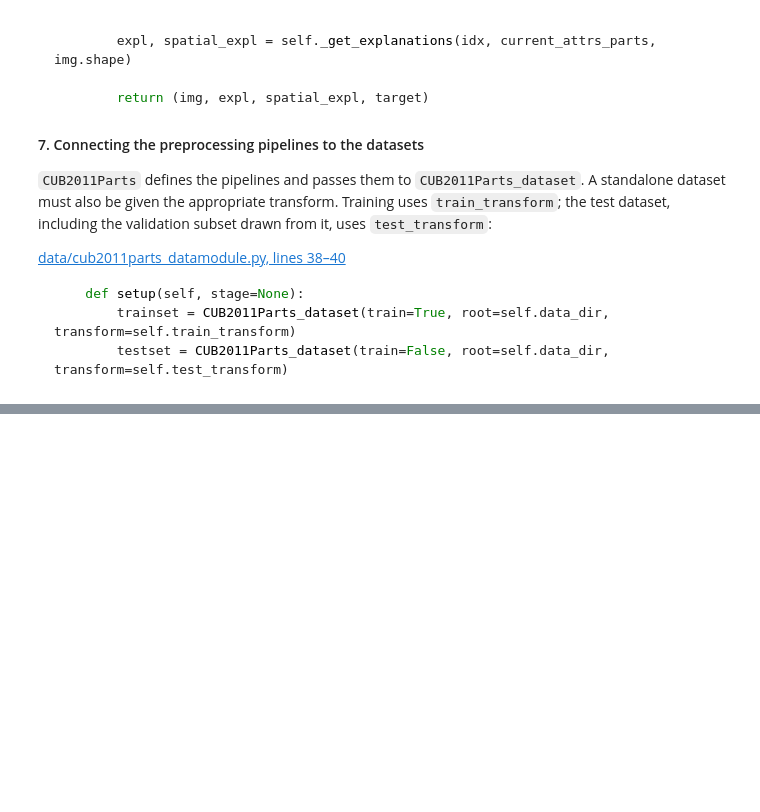
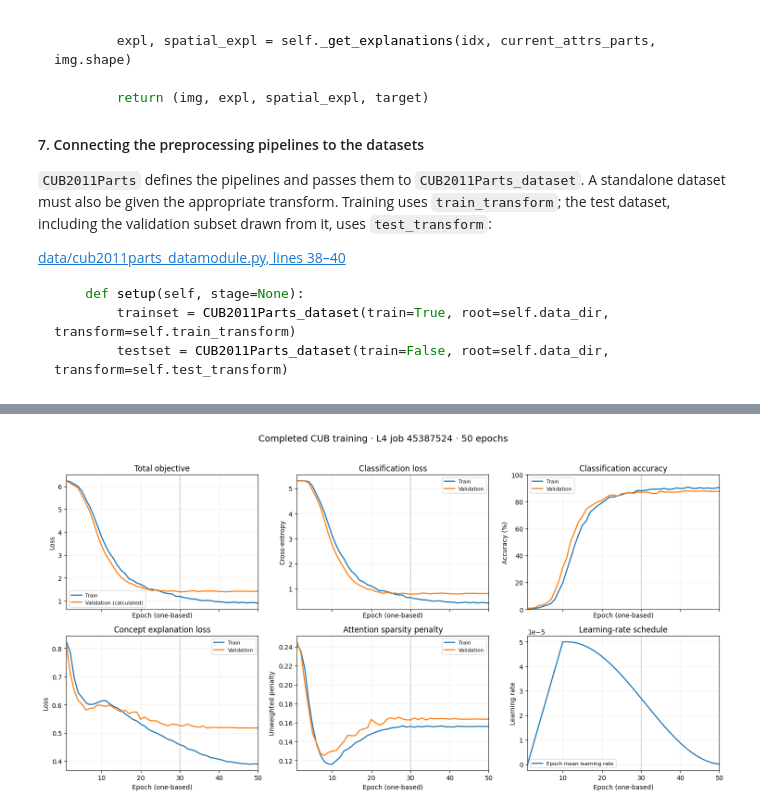
Before and after one commit to zhangm34/concept_transformer_explain, a Jupyter notebook: concept_transformer_walkthrough.ipynb, the cells around one changed output, grey strips where cells are left out. Cells and saved outputs as stored; diff of their text form; code cells hidden in the pictures; blank space fills up the shorter version.

```diff
--- a/concept_transformer_walkthrough.ipynb
+++ b/concept_transformer_walkthrough.ipynb
@@ -255,0 +306,20 @@ Environment checks passed. A CUB training run has not been verified yet.
+# %%
+from ctc.ctc import spatial_concepts_cost
+
+loss_issue_rows = []
+for batch_size in [1, 2]:
+    attention = torch.full((batch_size, 196, 95), 1.0 / 95)
+    targets = torch.ones((batch_size, 196, 95))
+    mask = ~torch.isnan(targets.sum(-1, keepdim=True)).squeeze()
+    try:
+        value = float(spatial_concepts_cost(attention, targets))
+    except IndexError as error:
+        assert batch_size == 1
+        result = f"Expected IndexError: {error}"
+    else:
+        assert batch_size == 2 and np.isfinite(value)
+        result = f"Passed; loss={value:.6f}"
+    loss_issue_rows.append({"batch size": batch_size, "attention shape": tuple(attention.shape),
+                            "mask shape after squeeze": tuple(mask.shape), "result": result})
+display(pd.DataFrame(loss_issue_rows).set_index("batch size"))
+print("Workaround verified: use batch size 2 for debug and 32 for regular training.")
@@ -839,0 +1184,24 @@ Not enough consecutive training batches for a reliable new estimate yet.
+# %%
+fig, axes = plt.subplots(2, 3, figsize=(15, 8), sharex=True)
+panels = [
+    (axes[0, 0], "Total objective", [("train_loss", "Train"), ("val_total_loss_derived", "Validation (calculated)")], "Loss", 1),
+    (axes[0, 1], "Classification loss", [("train_ce_loss", "Train"), ("val_ce_loss", "Validation")], "Cross-entropy", 1),
+    (axes[0, 2], "Classification accuracy", [("train_acc", "Train"), ("val_acc", "Validation")], "Accuracy (%)", 100),
+    (axes[1, 0], "Concept explanation loss", [("train_expl_loss", "Train"), ("val_expl_loss", "Validation")], "Loss", 1),
+    (axes[1, 1], "Attention sparsity penalty", [("train_l1_loss", "Train"), ("val_l1_loss", "Validation")], "Unweighted penalty", 1),
+    (axes[1, 2], "Learning-rate schedule", [("learning_rate", "Epoch mean learning rate")], "Learning rate", 1),
+]
+for ax, title, series, ylabel, scale in panels:
+    for column, label in series:
+        ax.plot(epochs.index, epochs[column] * scale, linewidth=1.8, label=label)
+    ax.axvline(best_epoch, color="0.4", linestyle=":", linewidth=1)
+    ax.set(title=title, xlabel="Epoch (one-based)", ylabel=ylabel, xlim=(1, 50))
+    ax.grid(alpha=0.2)
+    ax.legend(fontsize=8)
+axes[0, 2].set_ylim(0, 100)
+axes[1, 2].ticklabel_format(axis="y", style="sci", scilimits=(0, 0))
+fig.suptitle("Completed CUB training · L4 job 45387524 · 50 epochs", fontsize=14)
+fig.tight_layout(rect=(0, 0, 1, 0.96))
+plt.show()
+# %% [output]
+[figure, added]
```
Also changed, not shown: parts of 43 cells of this notebook, 39 other files.
